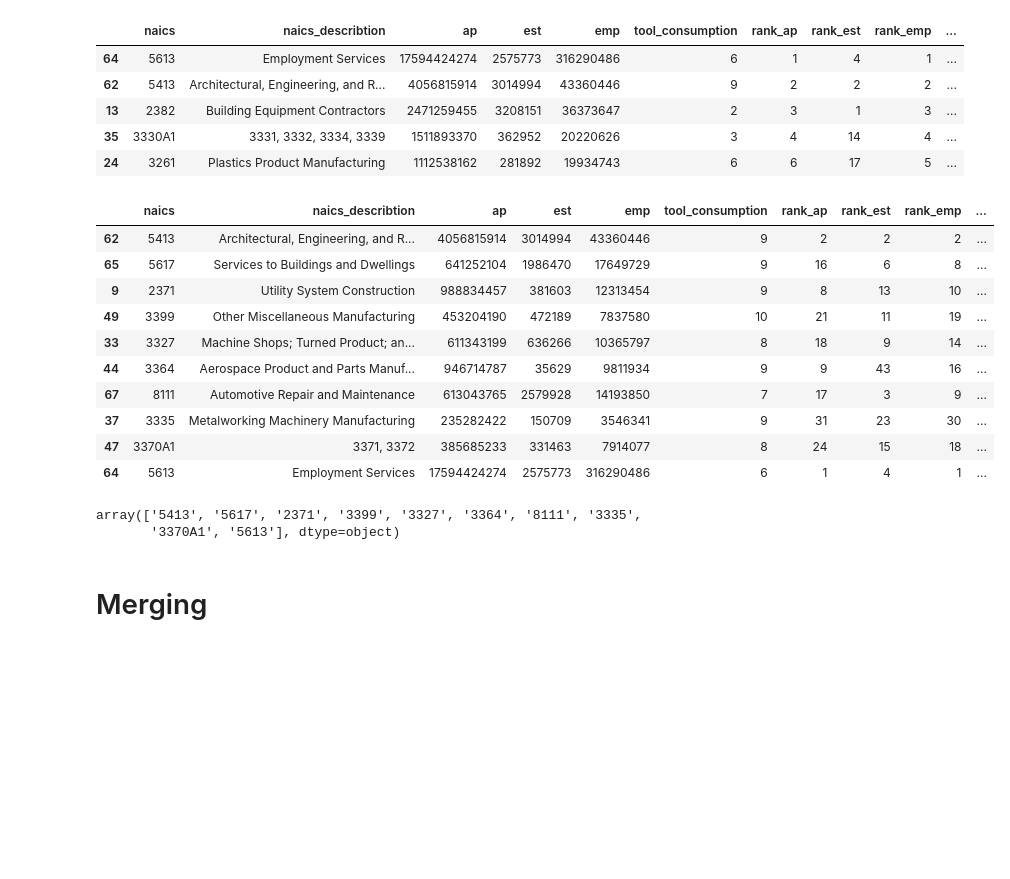
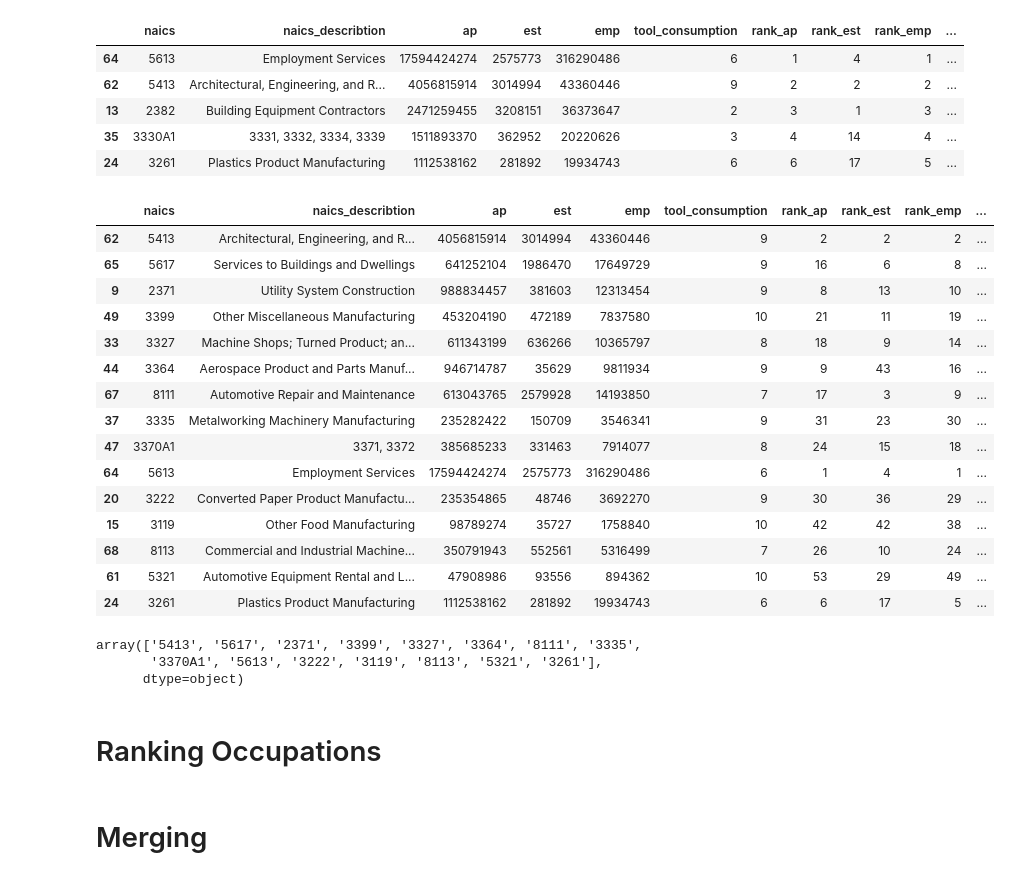
Before and after one commit to florivz/DDM-Project-WS24-25, a Jupyter notebook: analysis.ipynb, the cells around one changed output. Cells and saved outputs as stored; diff of their text form; code cells hidden in the pictures; blank space fills up the shorter version.

```diff
--- a/analysis.ipynb
+++ b/analysis.ipynb
@@ -198,29 +198,37 @@ weights = {
 # %%
 # calculate the weighted sum
 df_rank['Weighted_Sum'] = (df_rank['rank_tool_consumption'] * weights['rank_tool_consumption'] +
                           df_rank['rank_emp'] * weights['rank_emp'] +
                           df_rank['rank_ap'] * weights['rank_ap'] +
                           df_rank['rank_est'] * weights['rank_est'])
 df_rank = df_rank.sort_values(by='Weighted_Sum', ascending=True)
-df_rank.head(10)
+df_rank.head(15)
 # %% [output]
 |  | naics | naics_describtion | ap | est | emp | tool_consumption | rank_ap | rank_est | rank_emp | ... |
 | 62 | 5413 | Architectural, Engineering, and R... | 4056815914 | 3014994 | 43360446 | 9 | 2 | 2 | 2 | ... |
 | 65 | 5617 | Services to Buildings and Dwellings | 641252104 | 1986470 | 17649729 | 9 | 16 | 6 | 8 | ... |
 | 9 | 2371 | Utility System Construction | 988834457 | 381603 | 12313454 | 9 | 8 | 13 | 10 | ... |
 | 49 | 3399 | Other Miscellaneous Manufacturing | 453204190 | 472189 | 7837580 | 10 | 21 | 11 | 19 | ... |
 | 33 | 3327 | Machine Shops; Turned Product; an... | 611343199 | 636266 | 10365797 | 8 | 18 | 9 | 14 | ... |
 | 44 | 3364 | Aerospace Product and Parts Manuf... | 946714787 | 35629 | 9811934 | 9 | 9 | 43 | 16 | ... |
 | 67 | 8111 | Automotive Repair and Maintenance | 613043765 | 2579928 | 14193850 | 7 | 17 | 3 | 9 | ... |
 | 37 | 3335 | Metalworking Machinery Manufacturing | 235282422 | 150709 | 3546341 | 9 | 31 | 23 | 30 | ... |
 | 47 | 3370A1 | 3371, 3372 | 385685233 | 331463 | 7914077 | 8 | 24 | 15 | 18 | ... |
 | 64 | 5613 | Employment Services | 17594424274 | 2575773 | 316290486 | 6 | 1 | 4 | 1 | ... |
+| 20 | 3222 | Converted Paper Product Manufactu... | 235354865 | 48746 | 3692270 | 9 | 30 | 36 | 29 | ... |
+| 15 | 3119 | Other Food Manufacturing | 98789274 | 35727 | 1758840 | 10 | 42 | 42 | 38 | ... |
+| 68 | 8113 | Commercial and Industrial Machine... | 350791943 | 552561 | 5316499 | 7 | 26 | 10 | 24 | ... |
+| 61 | 5321 | Automotive Equipment Rental and L... | 47908986 | 93556 | 894362 | 10 | 53 | 29 | 49 | ... |
+| 24 | 3261 | Plastics Product Manufacturing | 1112538162 | 281892 | 19934743 | 6 | 6 | 17 | 5 | ... |
 # %%
-top_industries = np.array(df_rank['naics'].iloc[0:10])
+top_industries = np.array(df_rank['naics'].iloc[0:15])
 top_industries
 # %% [output]
 array(['5413', '5617', '2371', '3399', '3327', '3364', '8111', '3335',
-       '3370A1', '5613'], dtype=object)
+       '3370A1', '5613', '3222', '3119', '8113', '5321', '3261'],
+      dtype=object)
+# %% [markdown]
+# Ranking Occupations
 # %% [markdown]
 # Merging
 # %%
```
Also changed, not shown: parts of 10 cells of this notebook.
